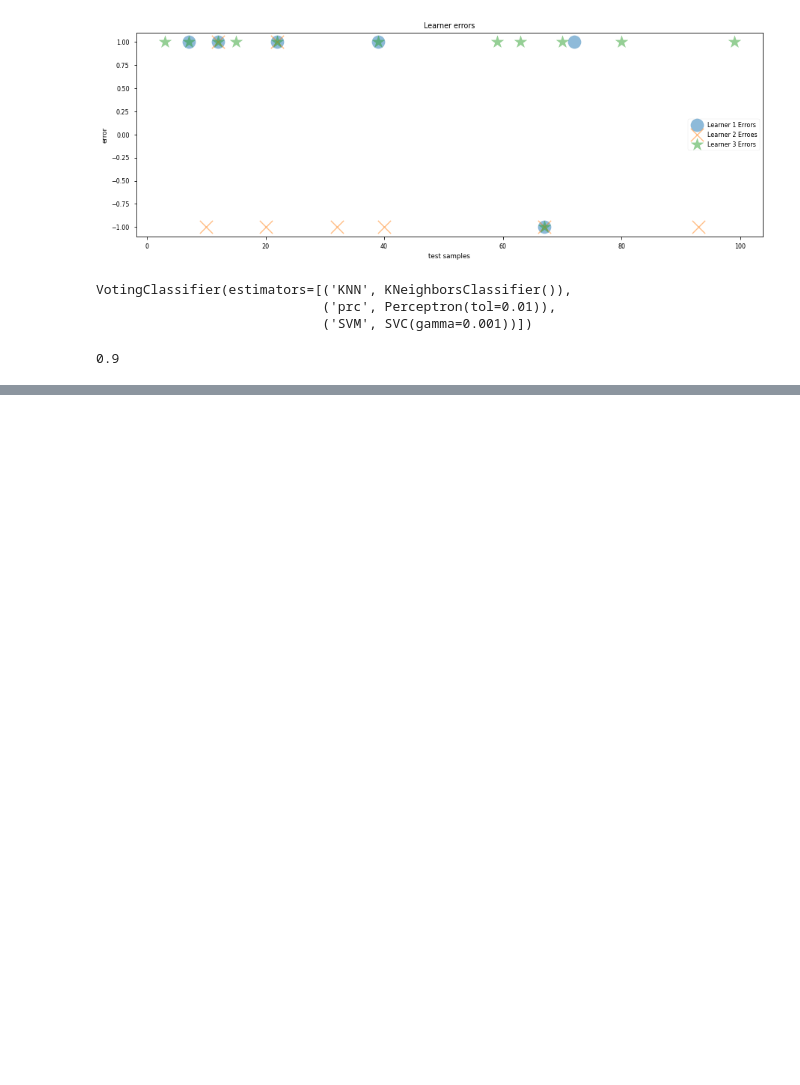
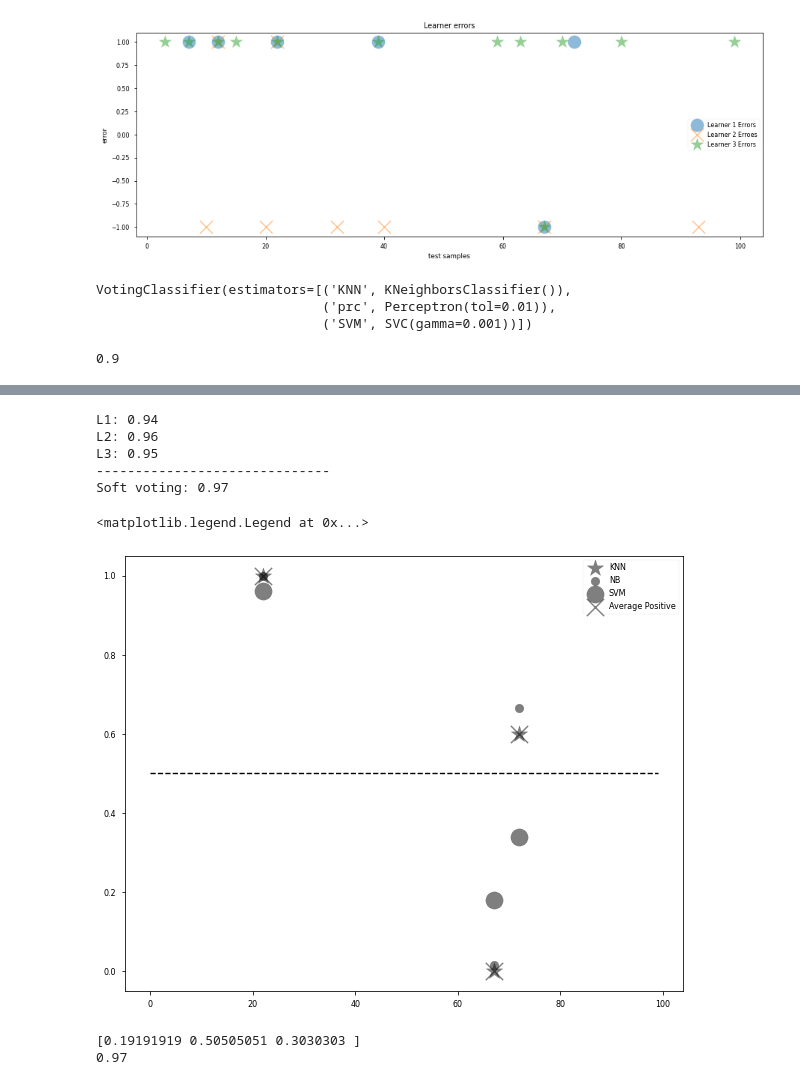
Before and after one commit to Steven10Sun/machine_learning_model, a Jupyter notebook: Untitled.ipynb, the cells around one changed output, grey strips where cells are left out. Saved outputs shown, nothing was run; the diff lists cells and outputs as text; code cells hidden in the pictures; blank space fills up the shorter version.

```diff
--- a/Untitled.ipynb
+++ b/Untitled.ipynb
@@ -210,0 +212,28 @@ SVC(gamma=0.001, probability=True)
+# %%
+soft_predictions = voting.predict(x_test)
+
+predictions_1 = learner_1.predict(x_test)
+predictions_2 = learner_2.predict(x_test)
+predictions_3 = learner_3.predict(x_test)
+# %%
+print('L1:', accuracy_score(y_test, predictions_1))
+print('L2:', accuracy_score(y_test, predictions_2))
+print('L3:', accuracy_score(y_test, predictions_3))
+print('-'*30)
+print('Soft voting:', accuracy_score(y_test, soft_predictions))
+# %% [output]
+L1: 0.94
+L2: 0.96
+L3: 0.95
+------------------------------
+Soft voting: 0.97
+# %%
+import matplotlib as mpl
+import matplotlib.pyplot as plt
+mpl.style.use('seaborn-paper')
+# %%
+errors = y_test - soft_predictions
+
+probabilities_1 = learner_1.predict_proba(x_test)
+probabilities_2 = learner_2.predict_proba(x_test)
+probabilities_3 = learner_3.predict_proba(x_test)
@@ -210,0 +254,19 @@ SVC(gamma=0.001, probability=True)
+# %%
+x = np.nonzero(errors)[0]
+y_1 = probabilities_1[x][:, 0]
+y_2 = probabilities_2[x][:, 0]
+y_3 = probabilities_3[x][:, 0]
+y_avg = (y_1 + y_2 + y_3)/3
+# %%
+plt.figure(figsize =  (10, 8))
+plt.scatter(x, y_1, marker = '*',c = 'k', label = 'KNN', zorder = 10, s = 300, alpha = 0.5)
+plt.scatter(x, y_2, marker = '.',c = 'k', label = 'NB', zorder = 10, s = 300, alpha = 0.5)
+plt.scatter(x, y_3, marker = 'o',c = 'k', label = 'SVM', zorder = 10, s = 300, alpha = 0.5)
+plt.scatter(x, y_1, marker = 'x',c = 'k', label = 'Average Positive', zorder = 10, s = 300, alpha = 0.5)
+
+y = [0.5 for x in range(len(errors))]
+plt.plot(y, c = 'k', linestyle = '--')
+plt.legend()
+# %% [output]
+<matplotlib.legend.Legend at 0x...>
+[figure, added]
@@ -210,0 +297,23 @@ SVC(gamma=0.001, probability=True)
+# %%
+best = 0
+best_weight = np.zeros(3)
+space = np.linspace(start = 0, stop = 1, num = 100)
+for weight_1 in space:
+    for weight_2 in space:
+        if ((weight_1 + weight_2) <= 1):    # ensures that the third weight is nonnegative and at most 1
+            prob_avg_1 = weight_1 * prob_1
+            prob_avg_2 = weight_2 * prob_2
+            prob_avg_3 = (1 - weight_1 - weight_2) * prob_3
+            prob_avg = prob_avg_1 + prob_avg_2 + prob_avg_3    # combine the weighted prob prediction
+            pred = [np.argmax(row) for row in prob_avg]        # pick the class with highest prob
+            score = accuracy_score(y_test, pred)               # calculate the score
+            if (score > best):
+                best = score
+                best_weight[0] = weight_1
+                best_weight[1] = weight_2
+                best_weight[2] = 1 - weight_1 - weight_2
+print(best_weight)
+print(best)
+# %% [output]
+[0.19191919 0.50505051 0.3030303 ]
+0.97
```
Also changed, not shown: parts of 5 cells of this notebook.
